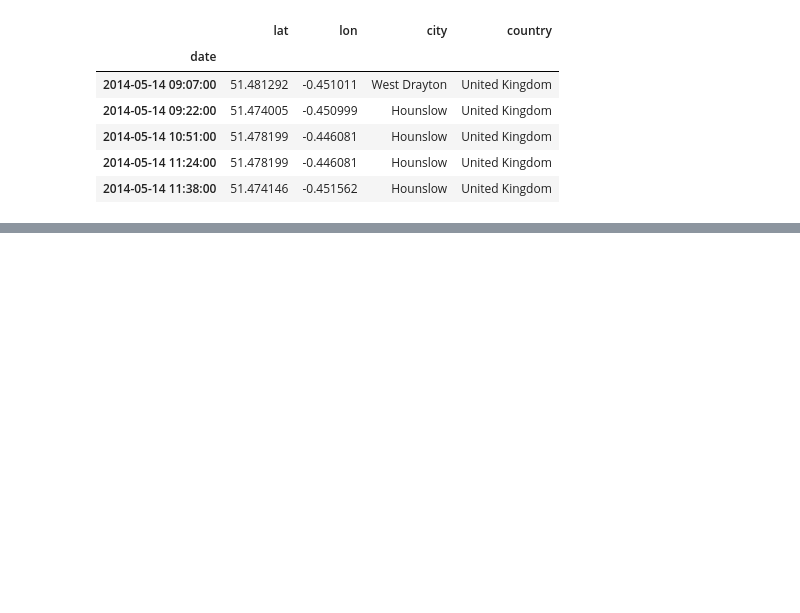
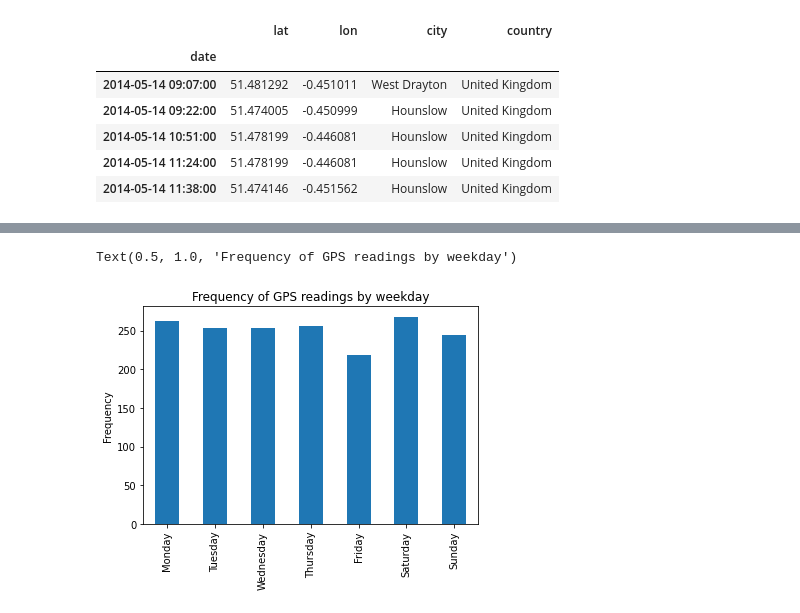
Before and after one commit to qszhao/PTUA2023, a Jupyter notebook: Lab05/Lab05_Pandas.ipynb, the cells around one changed output, grey strips where cells are left out. Cells and saved outputs as stored; diff of their text form; code cells hidden in the pictures; blank space fills up the shorter version.

```diff
--- a/Lab05/Lab05_Pandas.ipynb
+++ b/Lab05/Lab05_Pandas.ipynb
@@ -164,4 +229,5 @@ dt.head()
 # %%
 # Q17: drop duplicate index
+dt = dt.index.drop_duplicates()
 # %%
 # Q18: create a weekday and a weekend dataframe
@@ -168,2 +246,8 @@ dt.head()
 # %%
 # Q19: calculate and plot the number of observations each day of the week has
+dt.day_name().value_counts().loc[['Monday', 'Tuesday', 'Wednesday', 'Thursday', 'Friday', 'Saturday', 'Sunday']].plot.bar()
+plt.ylabel("Frequency")
+plt.title("Frequency of GPS readings by weekday")
+# %% [output]
+Text(0.5, 1.0, 'Frequency of GPS readings by weekday')
+[figure, added]
```
Also changed, not shown: parts of 9 cells of this notebook.
